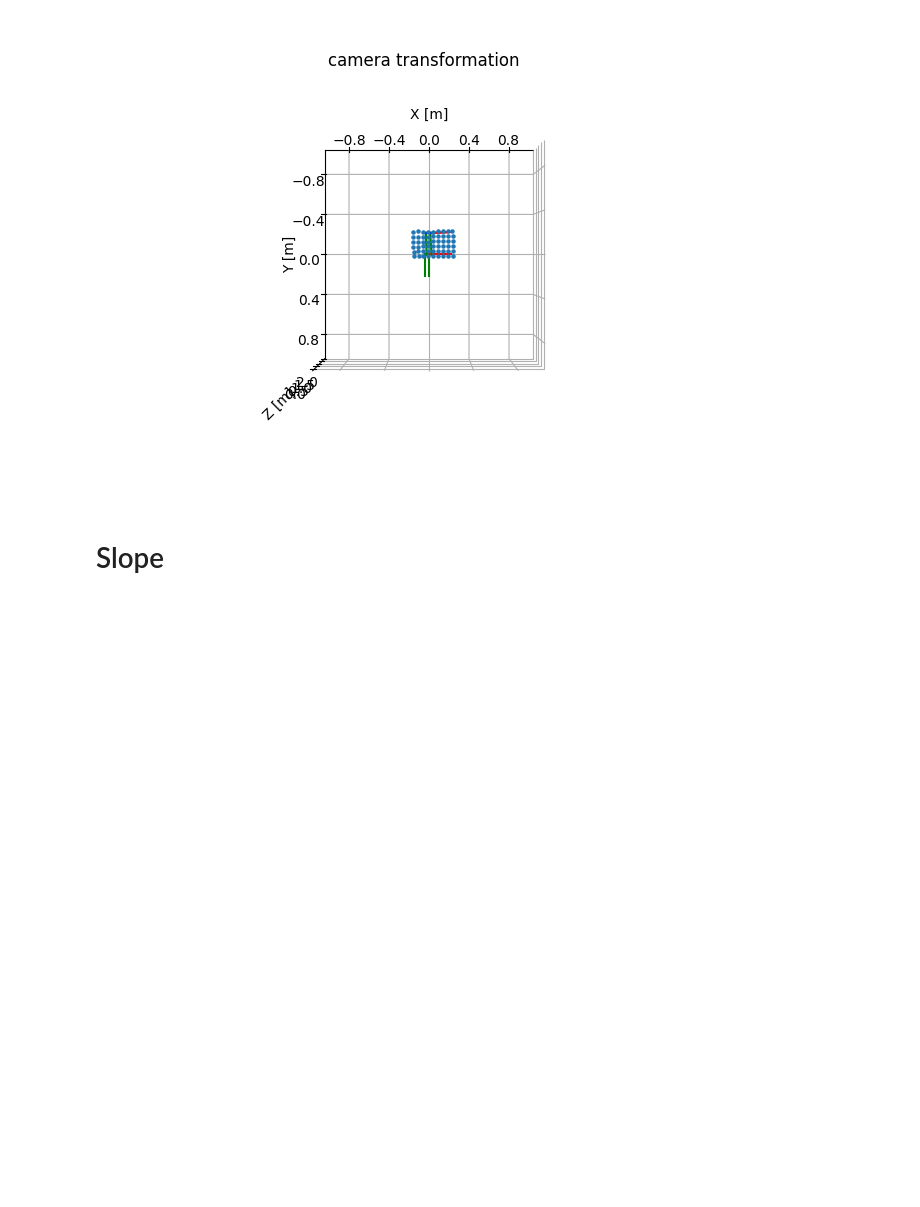
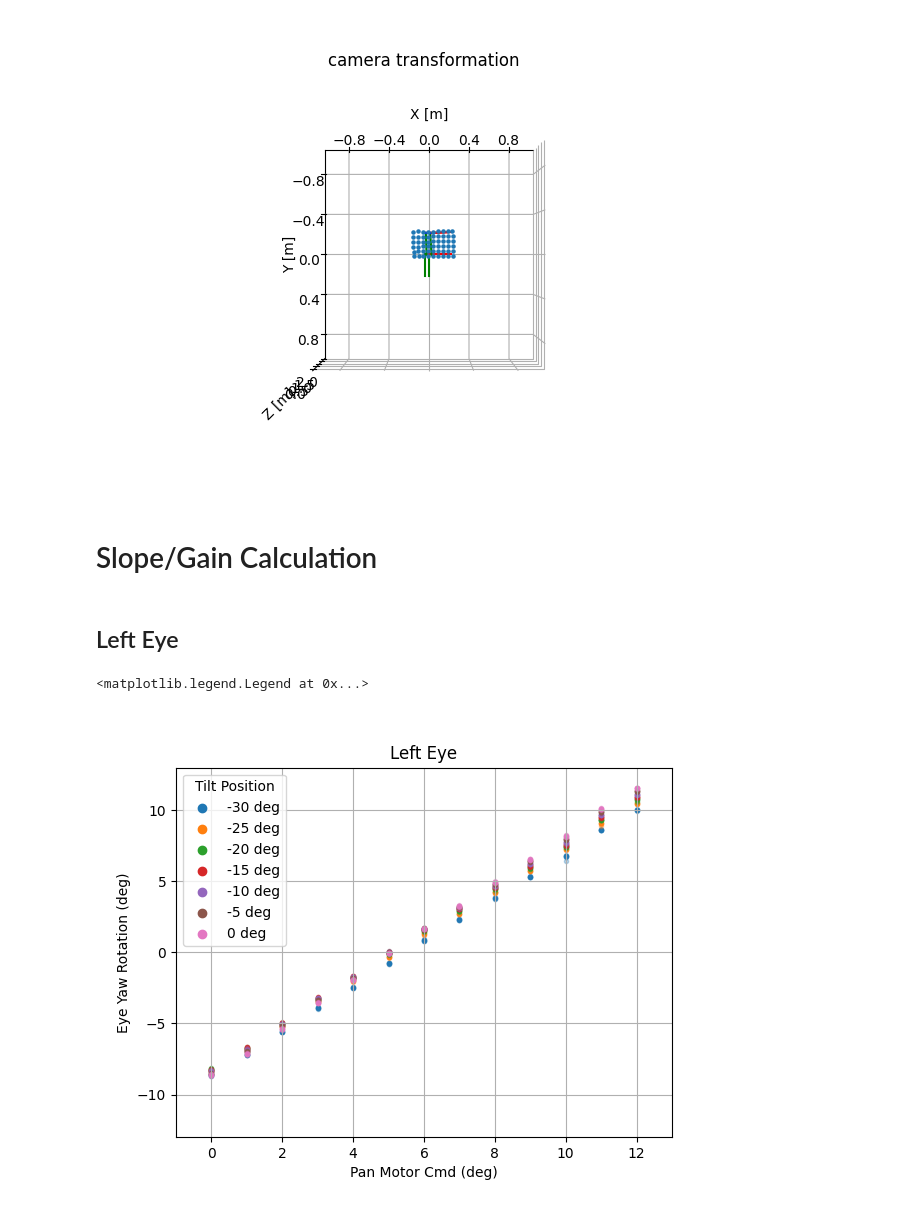
Before and after one commit to jpmnieles/grace_robot, a Jupyter notebook: 240416_PanTiltBaseline_Extrinsic_Eye_Location_Sweep.ipynb, the cells around one changed output. Saved outputs shown, nothing was run; the diff lists cells and outputs as text; code cells hidden in the pictures; blank space fills up the shorter version.

Commit message:
Added new slope
Signed-off-by: jpmnieles <jpmnieles@connect.ust.hk>

```diff
--- a/240416_PanTiltBaseline_Extrinsic_Eye_Location_Sweep.ipynb
+++ b/240416_PanTiltBaseline_Extrinsic_Eye_Location_Sweep.ipynb
@@ -753,5 +739,46 @@ ax.set_zlim([-0.2, 2.0])
 # %% [output]
 (-0.2, 2.0)
 [figure]
-# %% [markdown]
-# Slope
+# %% [markdown]
+# Slope/Gain Calculation
+# %% [markdown]
+## Left Eye
+# %%
+# Rotation
+
+pitch_list = []
+yaw_list = []
+roll_list = []
+for i in range(len(filt_df)):
+    rmat = filt_df['T_chest_rgb_left_eye'][i][:3,:3]
+    angles, mtxR, mtxQ, Qx, Qy, Qz = cv2.RQDecomp3x3(rmat)
+    pitch_list.append(angles[0])
+    yaw_list.append(angles[1])
+    roll_list.append(angles[2])
+filt_df['left_pitch'] = pitch_list
+filt_df['left_yaw'] = yaw_list
+filt_df['left_roll'] = roll_list
+# %%
+# Pan Slope Plot
+
+plt.figure()
+
+tilt_cmd_list = list(range(-30, 1, 5))
+for i in range(len(tilt_cmd_list)):
+    plt.scatter(-100,-100, color=colors[i])
+
+for i in range(len(tilt_cmd_list)):
+    df = filt_df[filt_df['theta_tilt_cmd_tminus1']==tilt_cmd_list[i]].reset_index()
+    plt.scatter(df['theta_left_pan_cmd_tminus1'], df['left_yaw'], alpha=0.3, marker='.', color=colors[i])
+
+# plt.legend(['roll', 'pitch', 'yaw'])  # Rotation across z, y, x [but currently in opencv coordinates]
+plt.xlabel('Pan Motor Cmd (deg)')
+plt.ylabel('Eye Yaw Rotation (deg)')
+plt.xlim([-1, 13])
+plt.ylim([-13, 13])
+plt.grid()
+plt.title('Left Eye')
+plt.legend(['-30 deg', '-25 deg', '-20 deg', '-15 deg', '-10 deg', '-5 deg', '0 deg'], title='Tilt Position')
+# %% [output]
+<matplotlib.legend.Legend at 0x...>
+[figure, added]
```
Also changed, not shown: parts of 71 cells of this notebook, 1 other file.
